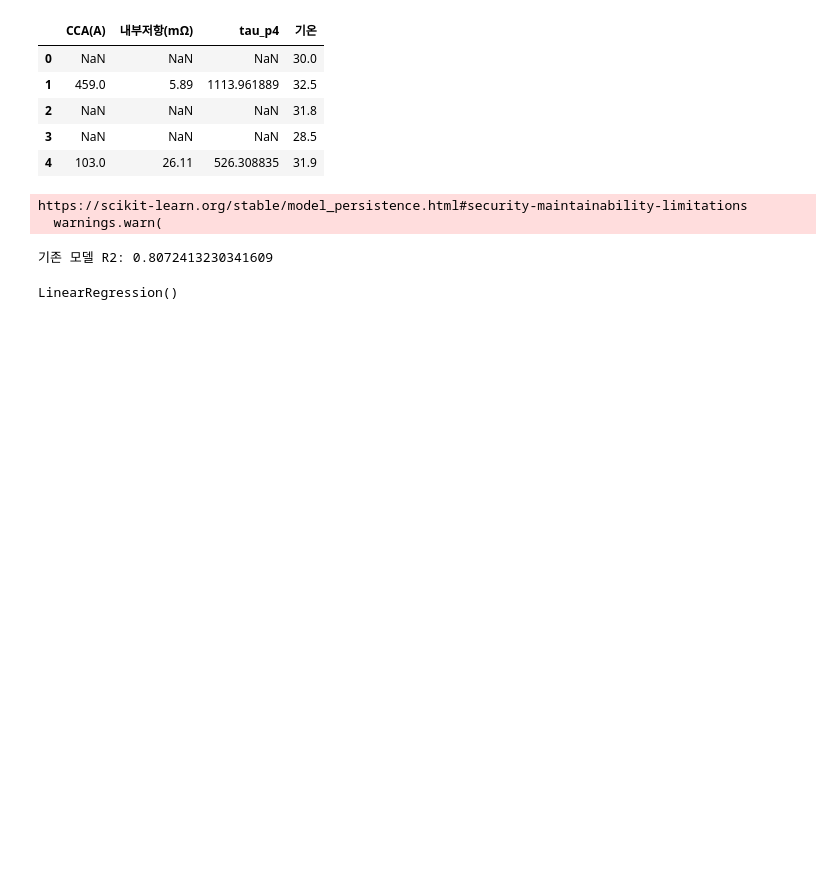
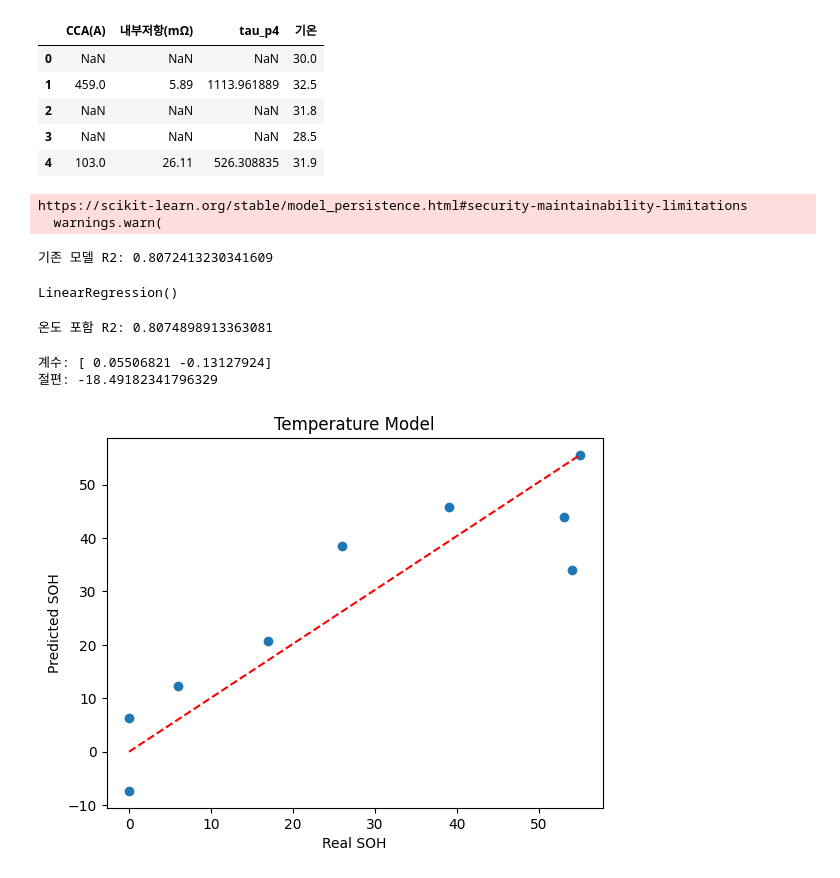
Before and after one commit to insu5177/Battery-Diagnostics-Study, a Jupyter notebook: notebooks/06_Temp_Model.ipynb, the cells around one changed output. Drawn from its saved outputs; the diff is of its cells as text; code cells hidden in the pictures; blank space fills up the shorter version.

```diff
--- a/notebooks/06_Temp_Model.ipynb
+++ b/notebooks/06_Temp_Model.ipynb
@@ -127,3 +132,30 @@ model_temp = LinearRegression()
 model_temp.fit(X, y)
 # %% [output]
 LinearRegression()
+# %%
+df_temp["SOH_pred_temp"] = model_temp.predict(X)
+# %%
+r2_temp = r2_score(y, df_temp["SOH_pred_temp"])
+print("온도 포함 R2:", r2_temp)
+# %% [output]
+온도 포함 R2: 0.8074898913363081
+# %%
+print("계수:", model_temp.coef_)
+print("절편:", model_temp.intercept_)
+# %% [output]
+계수: [ 0.05506821 -0.13127924]
+절편: -18.49182341796329
+# %%
+import matplotlib.pyplot as plt
+
+plt.scatter(df_temp["SOH(%)"], df_temp["SOH_pred_temp"])
+
+plt.plot([0, max(df_temp["SOH(%)"])], [0, max(df_temp["SOH_pred_temp"])], 'r--')  # 이상적인 선
+
+plt.xlabel("Real SOH")
+plt.ylabel("Predicted SOH")
+plt.title("Temperature Model")
+
+plt.show()
+# %% [output]
+[figure, added]
```
Also changed, not shown: parts of 1 cell of this notebook.
